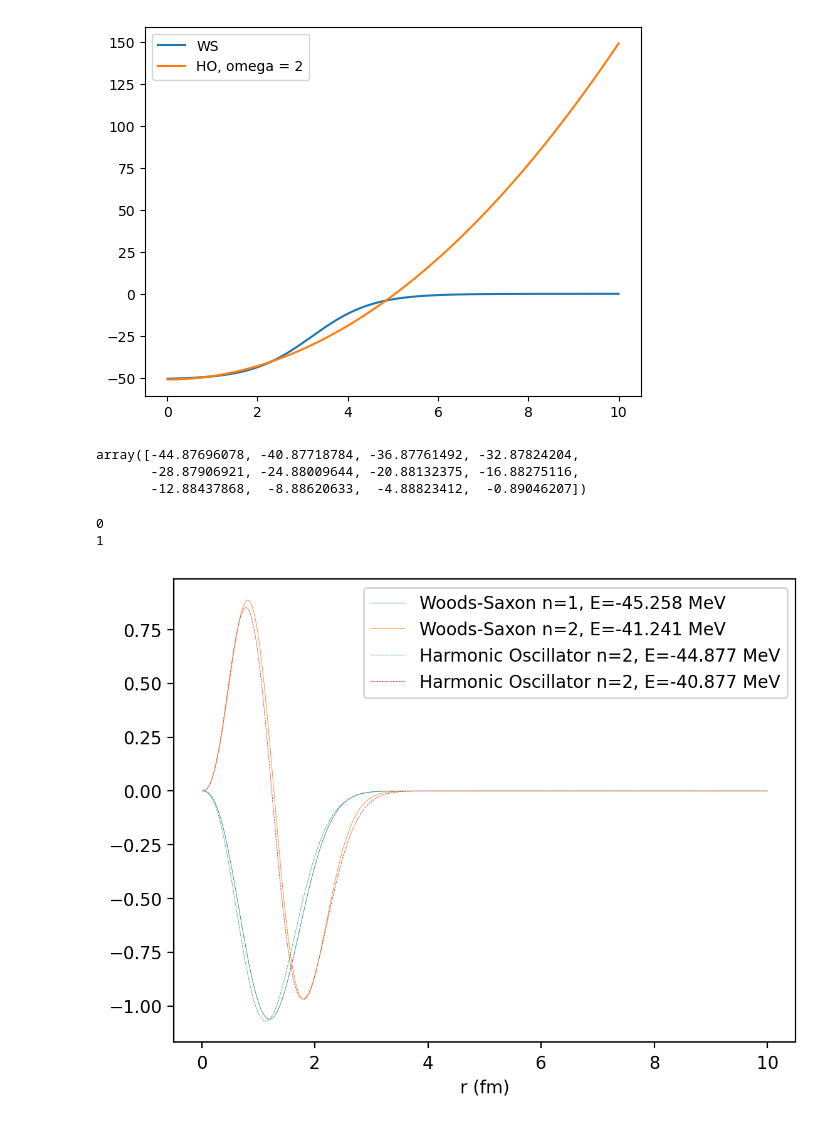
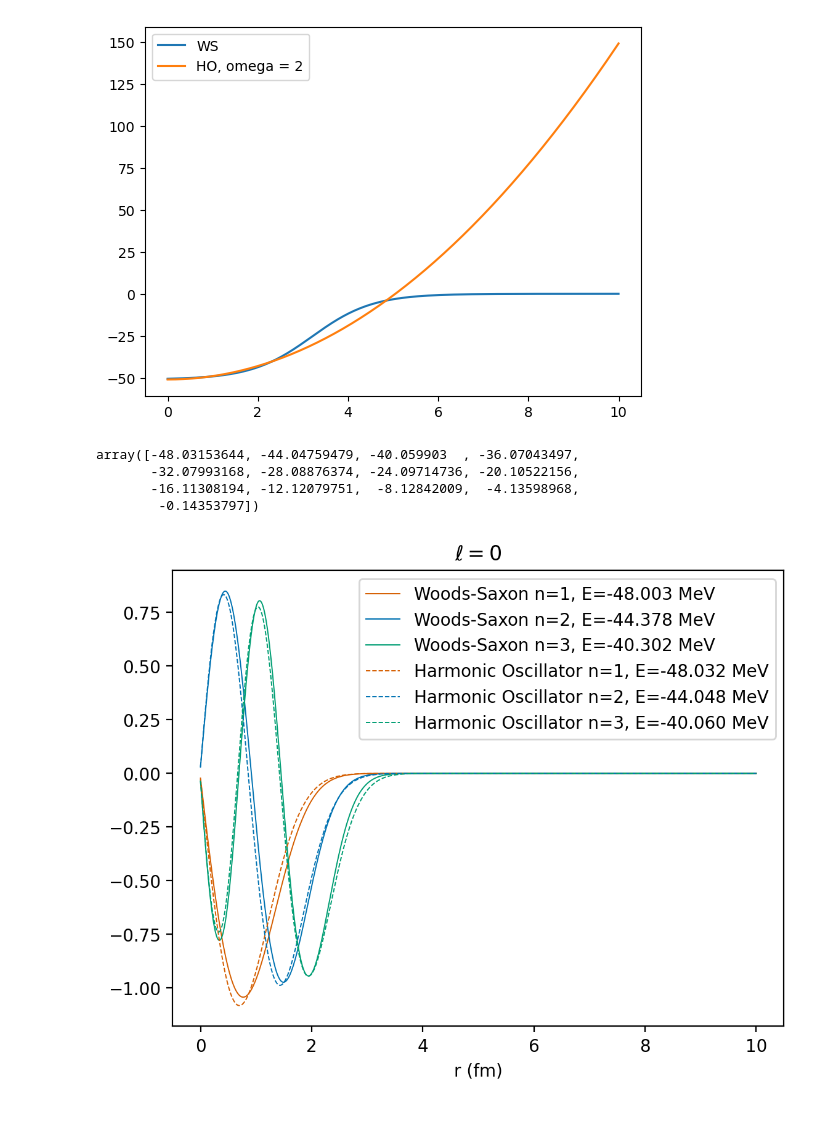
Before and after one commit to orionlee3/RandomNumMethods, a Jupyter notebook: Quantum1NumMethods.ipynb, the cells around one changed output. Saved outputs shown, nothing was run; the diff lists cells and outputs as text; code cells hidden in the pictures.

Commit message:
adding harmonic oscillator potential

```diff
--- a/Quantum1NumMethods.ipynb
+++ b/Quantum1NumMethods.ipynb
@@ -3,6 +3,10 @@ import numpy as np
 import scipy as sp
 from matplotlib import pyplot as plt
 import pandas as pd
+from matplotlib.colors import ListedColormap
+
+custom_colors = ["#D55E00", "#0072B2", "#009E73", "#F0E442", "#CC79A7", "#56B4E9", "#E69F00"]
+colormap = ListedColormap(custom_colors, name="custom")
 # %%
 #### Problem 1 ####
 
@@ -90,13 +94,14 @@ problem1df.head()
 | 4 | 0.02 | 0.540266 | 0.531852 | 0.548681 | 0.540302 |
 # %%
 plt.figure(dpi=150)
-for i in problem1df:
+for n, i in enumerate(problem1df):
+    color = colormap(n)
     if "Step Sizes" == i:
         pass
     else:
-        plt.scatter(problem1df["Step Sizes"], problem1df[f"{i}"], label=f"{i}", s=0.1)
-        plt.plot(problem1df["Step Sizes"], problem1df[f"{i}"], lw=0.2)
-plt.axhline(np.cos(1), ls="dashed", c="black", label=r"$\cos(1)$", lw=0.3)
+        plt.scatter(problem1df["Step Sizes"], problem1df[f"{i}"], label=f"{i}", s=0.4, color = color)
+        plt.plot(problem1df["Step Sizes"], problem1df[f"{i}"], lw=0.4, color = color)
+plt.axhline(np.cos(1), ls="dashed", c="black", label=r"$\cos(1)$", lw=0.4)
 plt.legend()
 plt.xlabel("Step Sizes")
 plt.ylabel("Values")
@@ -126,8 +131,8 @@ problem1errordf.head()
 | 4 | 0.02 | -0.000036 | -0.008450 | 0.008378 | -2.881474e-09 |
 # %%
 # Constants
-l = 1
-r_min = 0.01  # fm
+l = 0
+r_min = 0.0001  # fm
 r_max = 10  # fm
 N = 1000
 r0 = 1.27  # fm
@@ -177,11 +183,13 @@ array([-45.25802483, -41.24125079, -36.87776688, -32.28157592,
 # Plot potential and wavefunction
 plt.figure(dpi=200)
 for i, energy in enumerate(bound_energies[:3]):  # Compare first 3 bound states
+    color = colormap(i)
     plt.plot(
         r_vect,
         abs(bound_wavefunctions[:, i])**2,
         label=f"Woods-Saxon n={i+1}, E={energy:.3f} MeV",
         lw=0.3,
+        color = color
     )
 plt.xlabel("r (fm)")
 plt.legend()
@@ -216,36 +224,38 @@ for i in range(bound_wavefunctions_HO.shape[1]):
 
 bound_energies_HO
 # %% [output]
-array([-44.87696078, -40.87718784, -36.87761492, -32.87824204,
-       -28.87906921, -24.88009644, -20.88132375, -16.88275116,
-       -12.88437868,  -8.88620633,  -4.88823412,  -0.89046207])
+array([-48.03153644, -44.04759479, -40.059903  , -36.07043497,
+       -32.07993168, -28.08876374, -24.09714736, -20.10522156,
+       -16.11308194, -12.12079751,  -8.12842009,  -4.13598968,
+        -0.14353797])
 # %%
-# Plot potential and wavefunction
+# Plot Woods-Saxon and Harmonic Oscillator wavefunctions
 plt.figure(dpi=200)
-plot_num=2
-for i, energy in enumerate(bound_energies[:plot_num]):  # Compare first 3 bound states
+plot_num = 3
+for i, energy in enumerate(bound_energies[:plot_num]):  # Woods-Saxon
+    color = colormap(i)  # Get a consistent color for this index
     plt.plot(
         r_vect,
         bound_wavefunctions[:, i],
         label=f"Woods-Saxon n={i+1}, E={energy:.3f} MeV",
-        lw=0.3,
+        lw=0.7,
+        color=color,
     )
-for j, energy_HO in enumerate(bound_energies_HO[:plot_num]):  # Compare first 3 bound states
+
+for j, energy_HO in enumerate(bound_energies_HO[:plot_num]):  # Harmonic Oscillator
+    color = colormap(j)  # Use the same color as for Woods-Saxon
     plt.plot(
         r_vect,
         bound_wavefunctions_HO[:, j],
-        label=f"Harmonic Oscillator n={i+1}, E={energy_HO:.3f} MeV",
-        lw=0.3,
-        ls = 'dashed'
+        label=f"Harmonic Oscillator n={j+1}, E={energy_HO:.3f} MeV",
+        lw=0.7,
+        ls='dashed',
+        color=color,
     )
-    print(j)
 
 plt.xlabel("r (fm)")
+plt.title(fr"$\ell = {l}$")
 plt.legend()
-
-
 plt.show()
 # %% [output]
-0
-1
-[figure, old version]
+[figure, new version]
```
Also changed, not shown: parts of 4 cells of this notebook.
